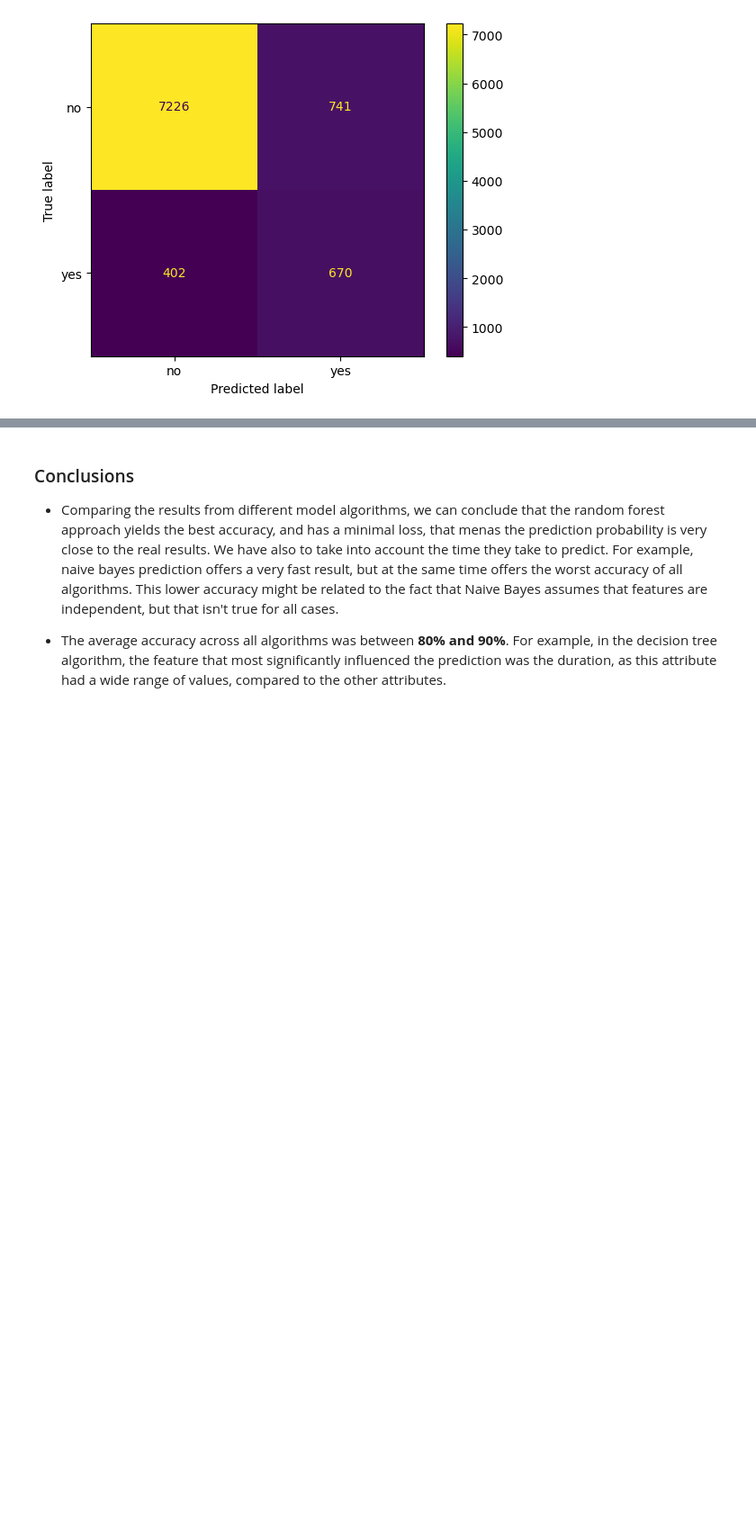
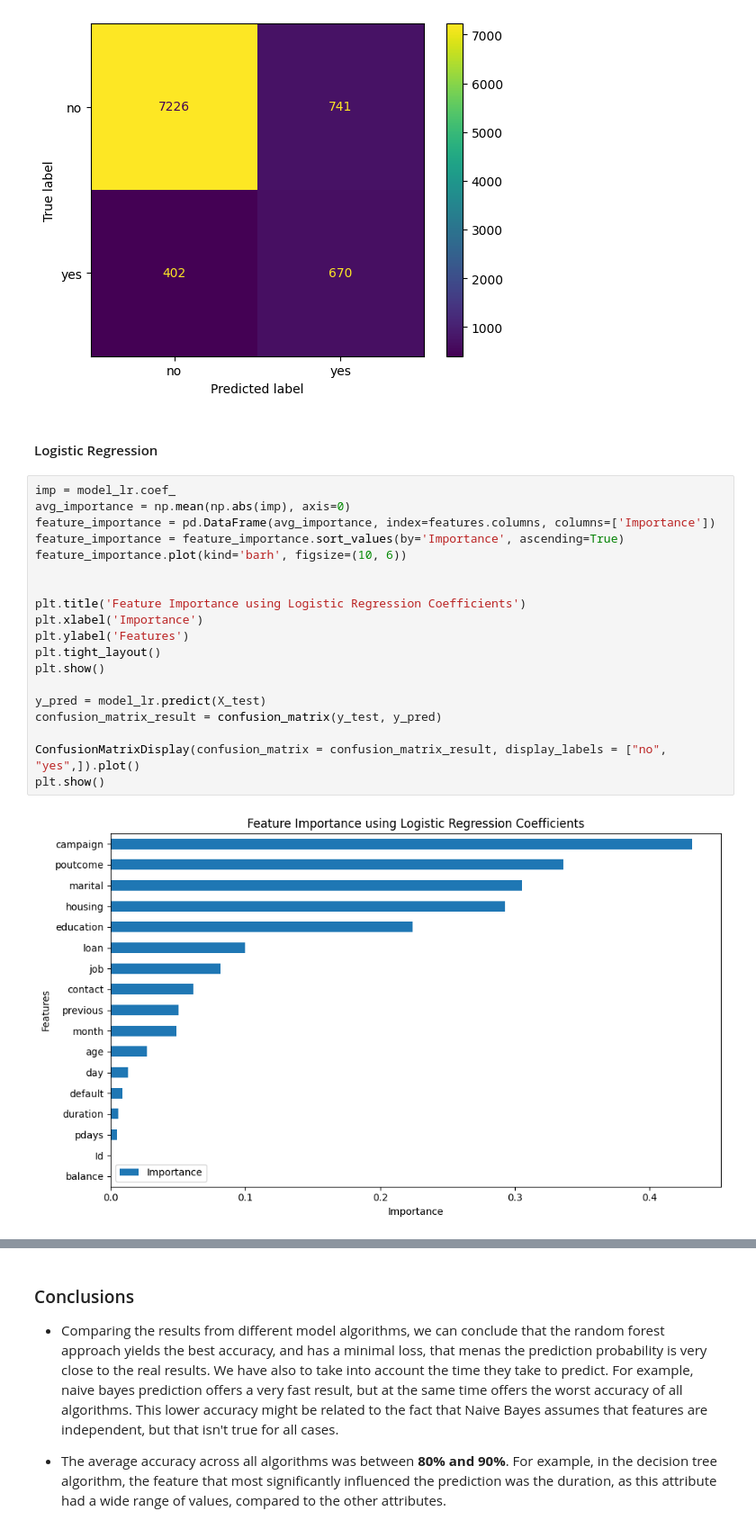
Before and after one commit to DanielCarneiro123/Machine-Learning-Proj, a Jupyter notebook: src/dataset_cleaning.ipynb, the cells around one changed output, grey strips where cells are left out. Shown at 90% size. Drawn from its saved outputs; the diff is of its cells as text; blank space fills up the shorter version.

```diff
--- a/src/dataset_cleaning.ipynb
+++ b/src/dataset_cleaning.ipynb
@@ -676,3 +730,26 @@ plt.show()
 # %% [output]
 [figure]
 [figure]
+# %% [markdown]
+#### Logistic Regression
+# %%
+imp = model_lr.coef_
+avg_importance = np.mean(np.abs(imp), axis=0)
+feature_importance = pd.DataFrame(avg_importance, index=features.columns, columns=['Importance'])
+feature_importance = feature_importance.sort_values(by='Importance', ascending=True)
+feature_importance.plot(kind='barh', figsize=(10, 6))
+
+
+plt.title('Feature Importance using Logistic Regression Coefficients')
+plt.xlabel('Importance')
+plt.ylabel('Features')
+plt.tight_layout()
+plt.show()
+
+y_pred = model_lr.predict(X_test)
+confusion_matrix_result = confusion_matrix(y_test, y_pred)
+
+ConfusionMatrixDisplay(confusion_matrix = confusion_matrix_result, display_labels = ["no", "yes",]).plot()
+plt.show()
+# %% [output]
+[figure, added]
```
Also changed, not shown: parts of 20 cells of this notebook.
